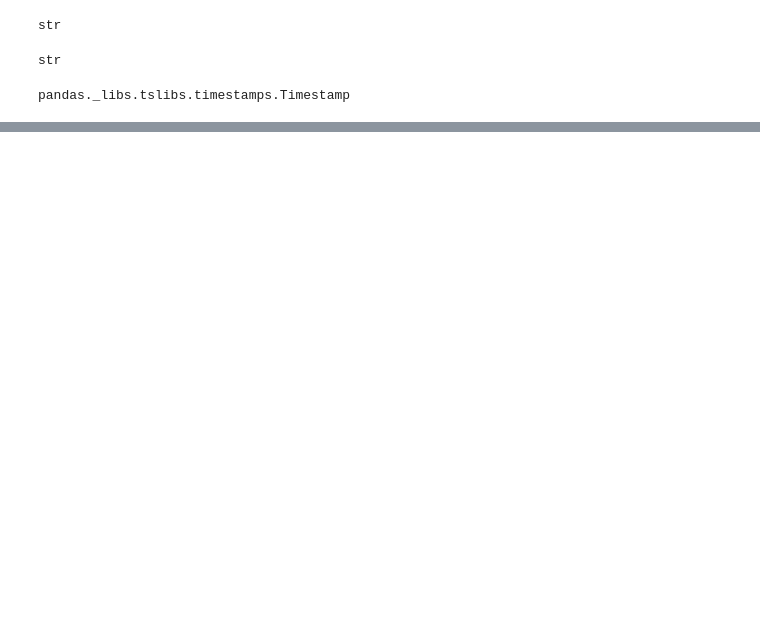
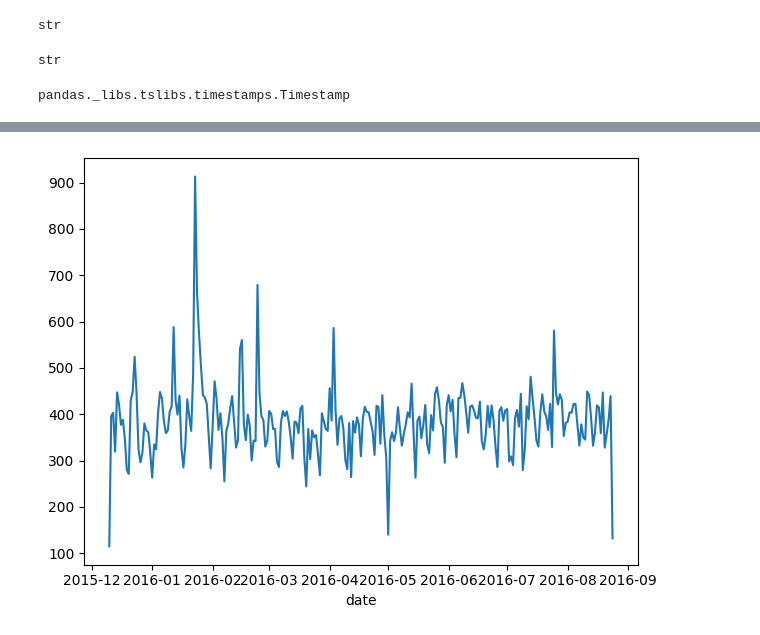
Before and after one commit to DannyCui-2016/Machine-Learning-Approach-Session, a Jupyter notebook: section13 - Data Capstone Project/part1.ipynb, the cells around one changed output, grey strips where cells are left out. Drawn from its saved outputs; the diff is of its cells as text; code cells hidden in the pictures; blank space fills up the shorter version.

```diff
--- a/section13 - Data Capstone Project/part1.ipynb
+++ b/section13 - Data Capstone Project/part1.ipynb
@@ -221,0 +240,5 @@ Passing `palette` without assigning `hue` is deprecated and will be removed in v
+# %%
+df.groupby('date').count()['lat'].plot()
+plt.tight_layout()
+# %% [output]
+[figure, added]
```
Also changed, not shown: parts of 38 cells of this notebook, 6 other files.
